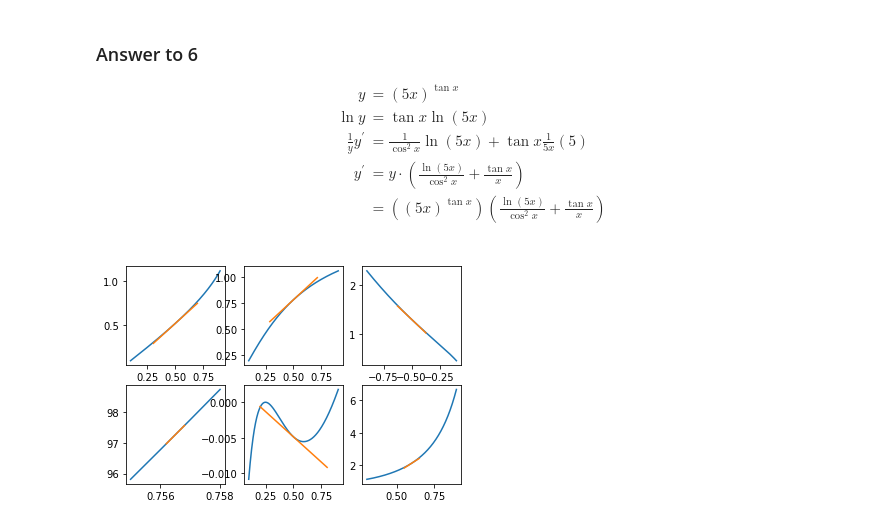
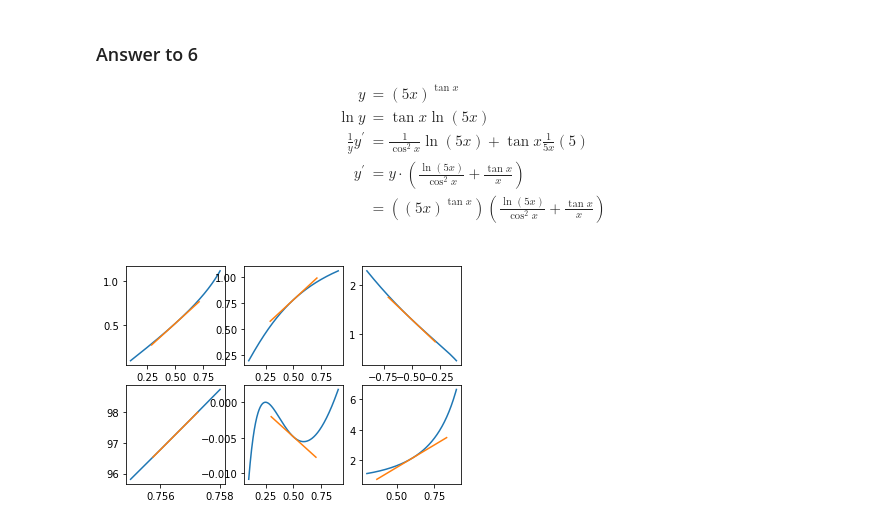
Before and after one commit to baileybunch5dad/bb5dad, a Jupyter notebook: eliweek7.ipynb, the cells around one changed output. Drawn from its saved outputs; the diff is of its cells as text; code cells hidden in the pictures.

```diff
--- a/eliweek7.ipynb
+++ b/eliweek7.ipynb
@@ -164,17 +169,20 @@ def right(p, m, llen):
 def left(p, m, llen):
     return flipside(p, right(p, m, llen))
 
+def eucdist(x1,y1,x2,y2):
+  return np.sqrt(np.power(x2-x1,2)+np.power(y2-y1,2))
 
 def tanline(fnc, fncprime, xarr):
     # plt.plot(x, fnc(x))
     n = np.size(xarr)
+    d = eucdist(xarr[0],fnc(xarr[0]),xarr[-1],fnc(xarr[-1]))
     mid = int(n / 2)
     x0 = xarr[mid]
     y0 = fnc(x0)
     pm = [x0, y0]
     m = fncprime(x0)
-    pr = right(pm, m, .3)
-    pl = left(pm, m, .3)
+    pr = right(pm, m, d/4)
+    pl = left(pm, m, d/4)
     tline = np.array([pl, pm, pr])
     # plt.scatter(tline[:,0], tline[:,1])
     # plt.plot(tline[:,0], tline[:,1])
@@ -237,31 +245,31 @@ tan4 = tanline(f4, f4prime, xar4)
 xar5 = np.linspace(.1, .9, 500)
 yar5 = f5(xar5)
 tan5 = tanline(f5, f5prime, xar5)
 
 xar6 = np.linspace(.3, .9, 500)
 yar6 = f6(xar6)
 tan6 = tanline(f6, f6prime, xar6)
 
 
 fig, axs = plt.subplots(2, 3)
 axs[0, 0].plot(xar1, yar1)
 axs[0, 0].plot(tan1[:,0],tan1[:,1])
 
 axs[0, 1].plot(xar2, yar2)
 axs[0, 1].plot(tan2[:,0],tan2[:,1])
 
 axs[0, 2].plot(xar3, yar3)
 axs[0, 2].plot(tan3[:,0],tan3[:,1])
 
 axs[1, 0].plot(xar4, yar4)
 axs[1, 0].plot(tan4[:,0],tan4[:,1])
 
 axs[1, 1].plot(xar5, yar5)
 axs[1, 1].plot(tan5[:,0],tan5[:,1])
 
 axs[1, 2].plot(xar6, yar6)
 axs[1, 2].plot(tan6[:,0],tan6[:,1])
 
 plt.show()
 # %% [output]
-[figure, old version]
+[figure, new version]
```
Also changed, not shown: parts of 1 cell of this notebook.
